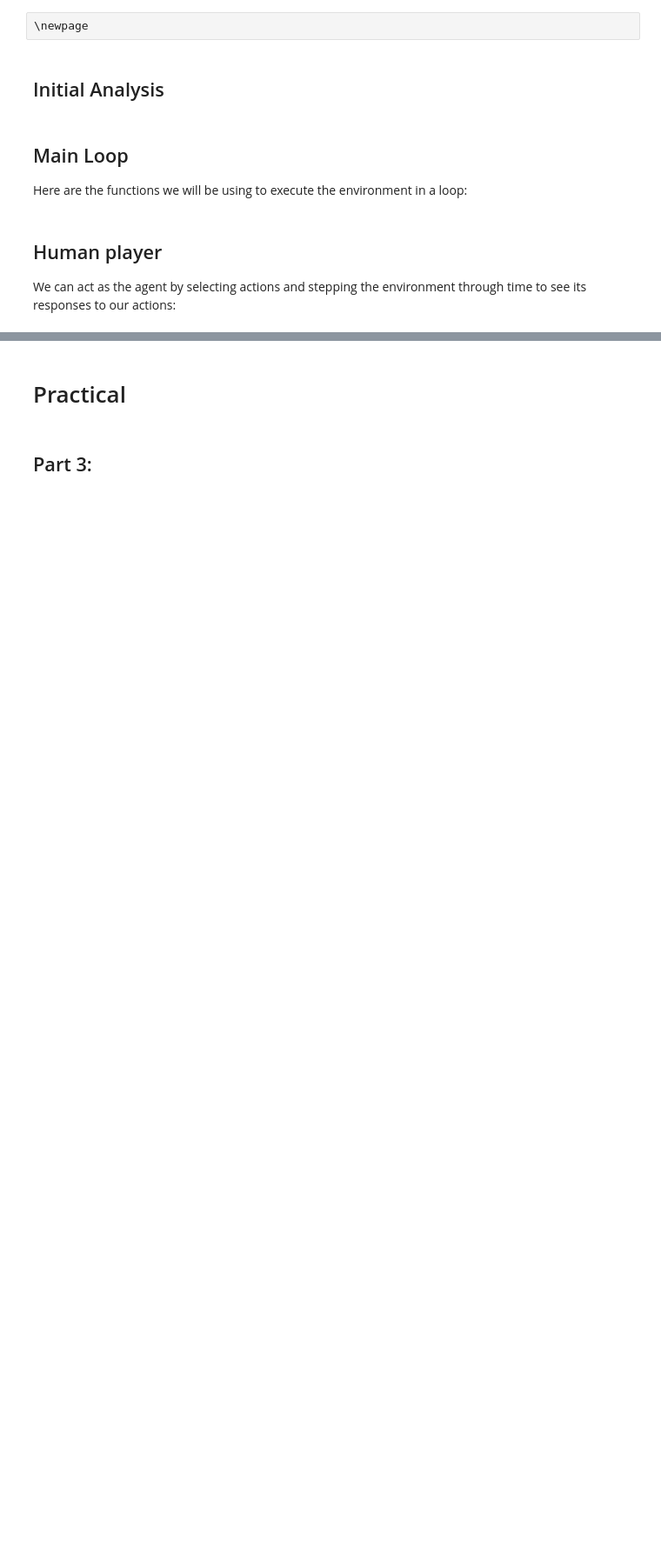
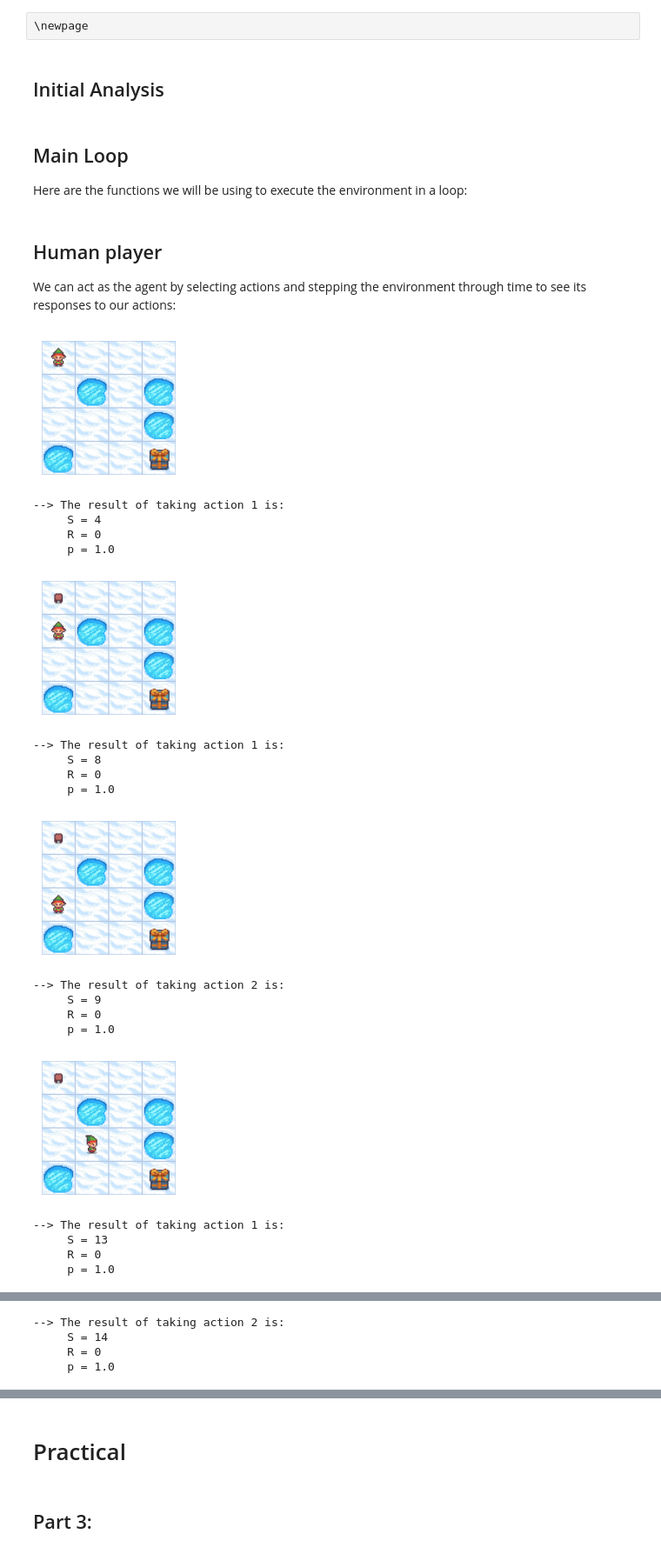
Before and after one commit to kagrawal7/rl_projects, a Jupyter notebook: notebooks/frozen_lake.ipynb, the cells around one changed output, grey strips where cells are left out. Shown at 87% size. Drawn from its saved outputs; the diff is of its cells as text; code cells hidden in the pictures; blank space fills up the shorter version.

```diff
--- a/notebooks/frozen_lake.ipynb
+++ b/notebooks/frozen_lake.ipynb
@@ -7,7 +7,6 @@ An online resource was consulted for the purposes of rendering gymnasium environ
 # %% [markdown]
 ## Setup
 # %%
-
 import sys
 from pathlib import Path
 
@@ -20,13 +19,9 @@ for _p in (Path.cwd(), *Path.cwd().parents):
 
 import gymnasium as gym
 
-# from rl_suite.utils import (
-#     HumanEnvironmentRunner,
-#     RLEnvironmentRunner,
-#     render_env_in_notebook,
-# )
+import rl_suite as rl
 
-import rl_suite as rl
+utils = rl.RLToolbox.utils
 # %%
 ENV_ID = "FrozenLake-v1"
 GOAL_REWARD, HOLE_REWARD, OTHER_REWARD = 1000, -5, 0
@@ -41,7 +36,7 @@ env = gym.make(
     reward_schedule=(GOAL_REWARD, HOLE_REWARD, OTHER_REWARD),
 )
 
-agent = rl.Algorithms()
-human_runner = rl.utils.HumanEnvironmentRunner(env)
-rl_runner = rl.utils.RLEnvironmentRunner(env)
-render_fn = rl.utils.render_env_in_notebook
+toolbox = rl.RLToolbox(env)
+human_runner = toolbox.utils.human_agent
+rl_runner = toolbox.utils.rl_agent
+render_fn = utils.render_env_in_notebook
@@ -64,33 +57,54 @@ We can act as the agent by selecting actions and stepping the environment throug
 # %%
 human_runner.run_episode(
     seed=SEED,
-    render_fn=render_env_in_notebook,
+    render_fn=render_fn,
     render_each_step=True,
     print_messages=True,
     action_prompt=(
         "Possible actions: [0: left, 1: down, 2: right, 3: up], "
         "or 'exit' to stop program: "
     ),
     invalid_action_message=lambda user_input: (
         f"Invalid input: {user_input!r}. Please enter an integer action or 'exit'."
     ),
     step_message=lambda action, state, reward, info: (
         f"--> The result of taking action {action} is:\n"
         f"     S = {state}\n"
         f"     R = {reward}\n"
         f"     p = {info.get('prob', 'N/A')}"
     ),
     final_message=lambda state, terminated, truncated, exited: (
         (
             "Episode has been terminated by user."
             if exited
             else "Episode has terminated!"
             if terminated
             else "Episode has finished due to truncate flag."
             if truncated
             else "Episode stopped."
         )
         + "\nFinal state of environment:\n"
         + ("Yay! You reached the goal!" if state == 15 else "You did not reach the goal.")
     ),
 )
+# %% [output]
+[figure, added]
+--> The result of taking action 1 is:
+     S = 4
+     R = 0
+     p = 1.0
+[figure, added]
+--> The result of taking action 1 is:
+     S = 8
+     R = 0
+     p = 1.0
+[figure, added]
+--> The result of taking action 2 is:
+     S = 9
+     R = 0
+     p = 1.0
+[figure, added]
+--> The result of taking action 1 is:
+     S = 13
+     R = 0
+     p = 1.0
@@ -96,0 +112,4 @@ human_runner.run_episode(
+--> The result of taking action 2 is:
+     S = 14
+     R = 0
+     p = 1.0
```
Also changed, not shown: parts of 10 cells of this notebook, 11 other files.
